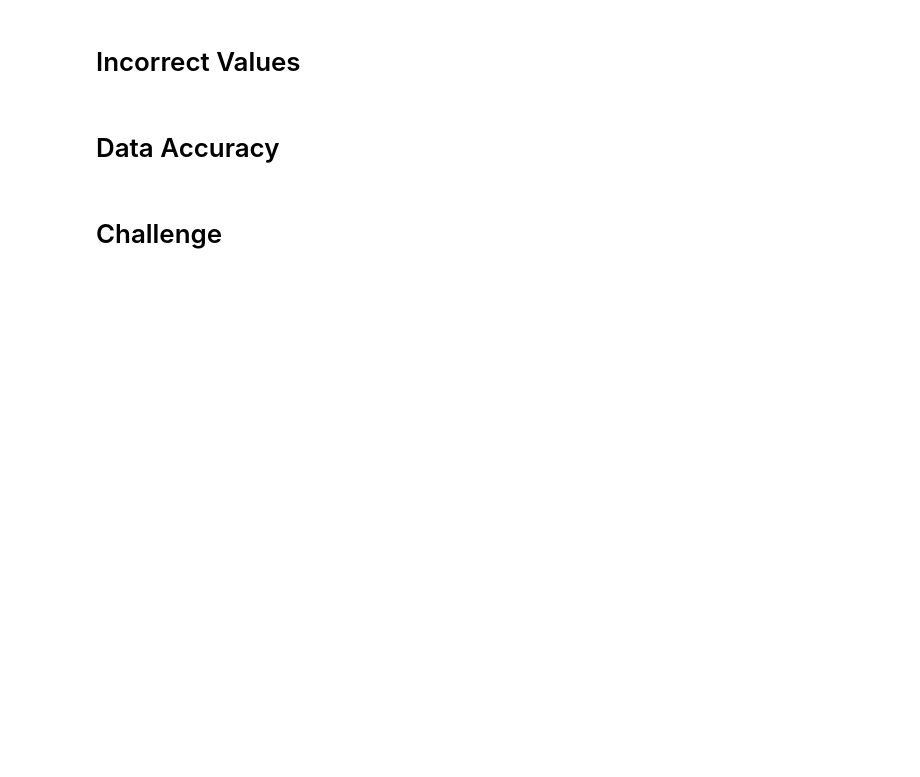
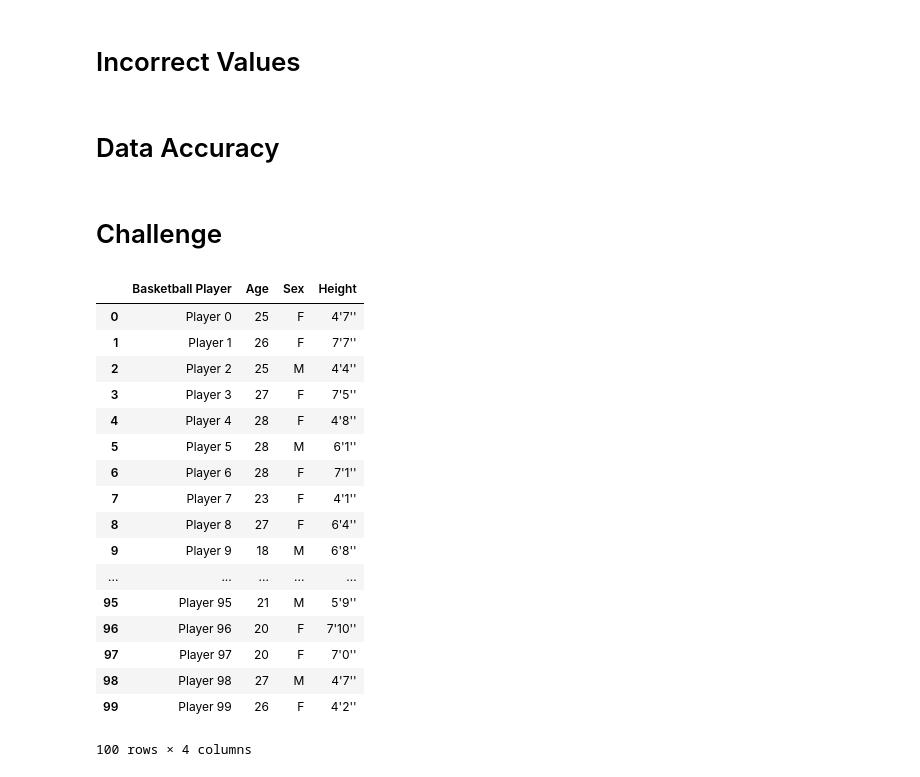
Before and after one commit to Emmanuel-Diaz/DataCleaning, a Jupyter notebook: Data_Generation.ipynb, the cells around one changed output. Cells and saved outputs as stored; diff of their text form; code cells hidden in the pictures; blank space fills up the shorter version.

```diff
--- a/Data_Generation.ipynb
+++ b/Data_Generation.ipynb
@@ -93,3 +93,38 @@ for i in range(10):
     medical_table.loc[rand_num, 'P(Drug Fails)'] += 0.04
 # %% [markdown]
 # Challenge
+# %%
+persons = []
+heights = []
+persons_age = []
+genders = []
+
+for i in range(100):
+    persons.append("Player {}".format(i))
+    heights.append("{0}'{1}''".format(random.randint(4,7), random.randint(0,11)))
+    persons_age.append(random.randint(18,30))
+    genders.append(np.random.choice(['M', 'F'], p=[0.5,0.5]))
+
+players = {"Basketball Player": persons, "Height": heights, "Age": persons_age, "Sex": genders}
+basketball_data = pd.DataFrame(data=players)
+basketball_data = basketball_data[["Basketball Player", "Age", "Sex", "Height"]]
+basketball_data
+# %% [output]
+|  | Basketball Player | Age | Sex | Height |
+| 0 | Player 0 | 25 | F | 4'7'' |
+| 1 | Player 1 | 26 | F | 7'7'' |
+| 2 | Player 2 | 25 | M | 4'4'' |
+| 3 | Player 3 | 27 | F | 7'5'' |
+| 4 | Player 4 | 28 | F | 4'8'' |
+| 5 | Player 5 | 28 | M | 6'1'' |
+| 6 | Player 6 | 28 | F | 7'1'' |
+| 7 | Player 7 | 23 | F | 4'1'' |
+| 8 | Player 8 | 27 | F | 6'4'' |
+| 9 | Player 9 | 18 | M | 6'8'' |
+| ... | ... | ... | ... | ... |
+| 95 | Player 95 | 21 | M | 5'9'' |
+| 96 | Player 96 | 20 | F | 7'10'' |
+| 97 | Player 97 | 20 | F | 7'0'' |
+| 98 | Player 98 | 27 | M | 4'7'' |
+| 99 | Player 99 | 26 | F | 4'2'' |
+100 rows × 4 columns
```
Also changed, not shown: parts of 2 cells of this notebook, 2 other files.
